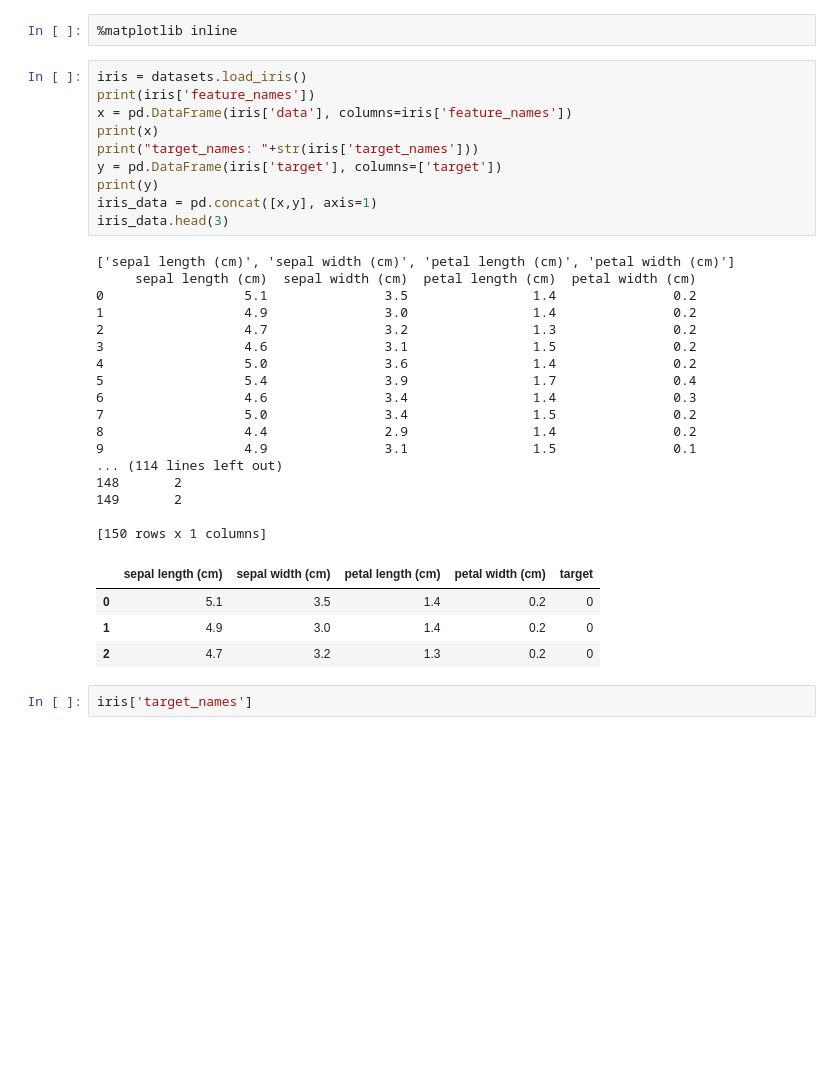
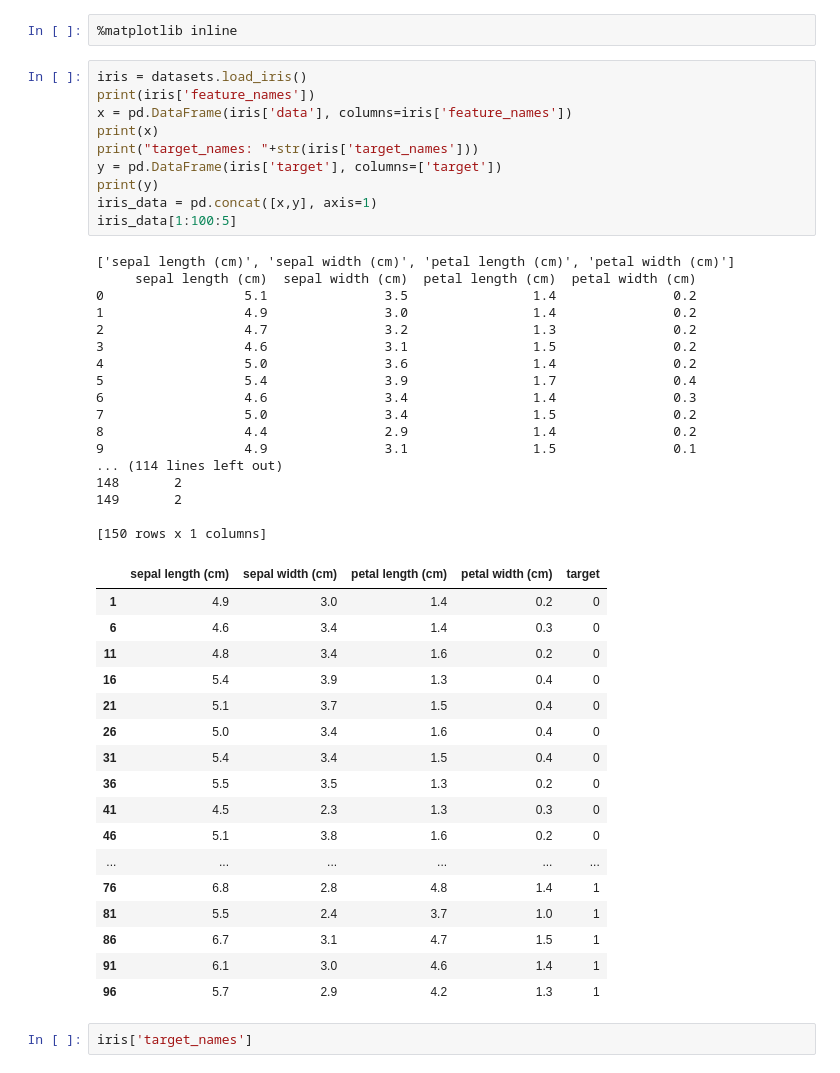
Before and after one commit to sunnike/2nd-ML100Days, a Jupyter notebook: homework/Perceptron_Iris.ipynb, the cells around one changed output. Cells and saved outputs as stored; diff of their text form; blank space fills up the shorter version.

```diff
--- a/homework/Perceptron_Iris.ipynb
+++ b/homework/Perceptron_Iris.ipynb
@@ -9,35 +9,48 @@ import seaborn as sns
 # %%
 iris = datasets.load_iris()
 print(iris['feature_names'])
 x = pd.DataFrame(iris['data'], columns=iris['feature_names'])
 print(x)
 print("target_names: "+str(iris['target_names']))
 y = pd.DataFrame(iris['target'], columns=['target'])
 print(y)
 iris_data = pd.concat([x,y], axis=1)
-iris_data.head(3)
+iris_data[1:100:5]
 # %% [output]
 ['sepal length (cm)', 'sepal width (cm)', 'petal length (cm)', 'petal width (cm)']
      sepal length (cm)  sepal width (cm)  petal length (cm)  petal width (cm)
 0                  5.1               3.5                1.4               0.2
 1                  4.9               3.0                1.4               0.2
 2                  4.7               3.2                1.3               0.2
 3                  4.6               3.1                1.5               0.2
 4                  5.0               3.6                1.4               0.2
 5                  5.4               3.9                1.7               0.4
 6                  4.6               3.4                1.4               0.3
 7                  5.0               3.4                1.5               0.2
 8                  4.4               2.9                1.4               0.2
 9                  4.9               3.1                1.5               0.1
 ... (114 lines left out)
 148       2
 149       2
 
 [150 rows x 1 columns]
 |  | sepal length (cm) | sepal width (cm) | petal length (cm) | petal width (cm) | target |
-| 0 | 5.1 | 3.5 | 1.4 | 0.2 | 0 |
 | 1 | 4.9 | 3.0 | 1.4 | 0.2 | 0 |
-| 2 | 4.7 | 3.2 | 1.3 | 0.2 | 0 |
+| 6 | 4.6 | 3.4 | 1.4 | 0.3 | 0 |
+| 11 | 4.8 | 3.4 | 1.6 | 0.2 | 0 |
+| 16 | 5.4 | 3.9 | 1.3 | 0.4 | 0 |
+| 21 | 5.1 | 3.7 | 1.5 | 0.4 | 0 |
+| 26 | 5.0 | 3.4 | 1.6 | 0.4 | 0 |
+| 31 | 5.4 | 3.4 | 1.5 | 0.4 | 0 |
+| 36 | 5.5 | 3.5 | 1.3 | 0.2 | 0 |
+| 41 | 4.5 | 2.3 | 1.3 | 0.3 | 0 |
+| 46 | 5.1 | 3.8 | 1.6 | 0.2 | 0 |
+| ... | ... | ... | ... | ... | ... |
+| 76 | 6.8 | 2.8 | 4.8 | 1.4 | 1 |
+| 81 | 5.5 | 2.4 | 3.7 | 1.0 | 1 |
+| 86 | 6.7 | 3.1 | 4.7 | 1.5 | 1 |
+| 91 | 6.1 | 3.0 | 4.6 | 1.4 | 1 |
+| 96 | 5.7 | 2.9 | 4.2 | 1.3 | 1 |
 # %%
 iris['target_names']
 # %% [output]
```
Also changed, not shown: parts of 1 cell of this notebook, 3 other files.
